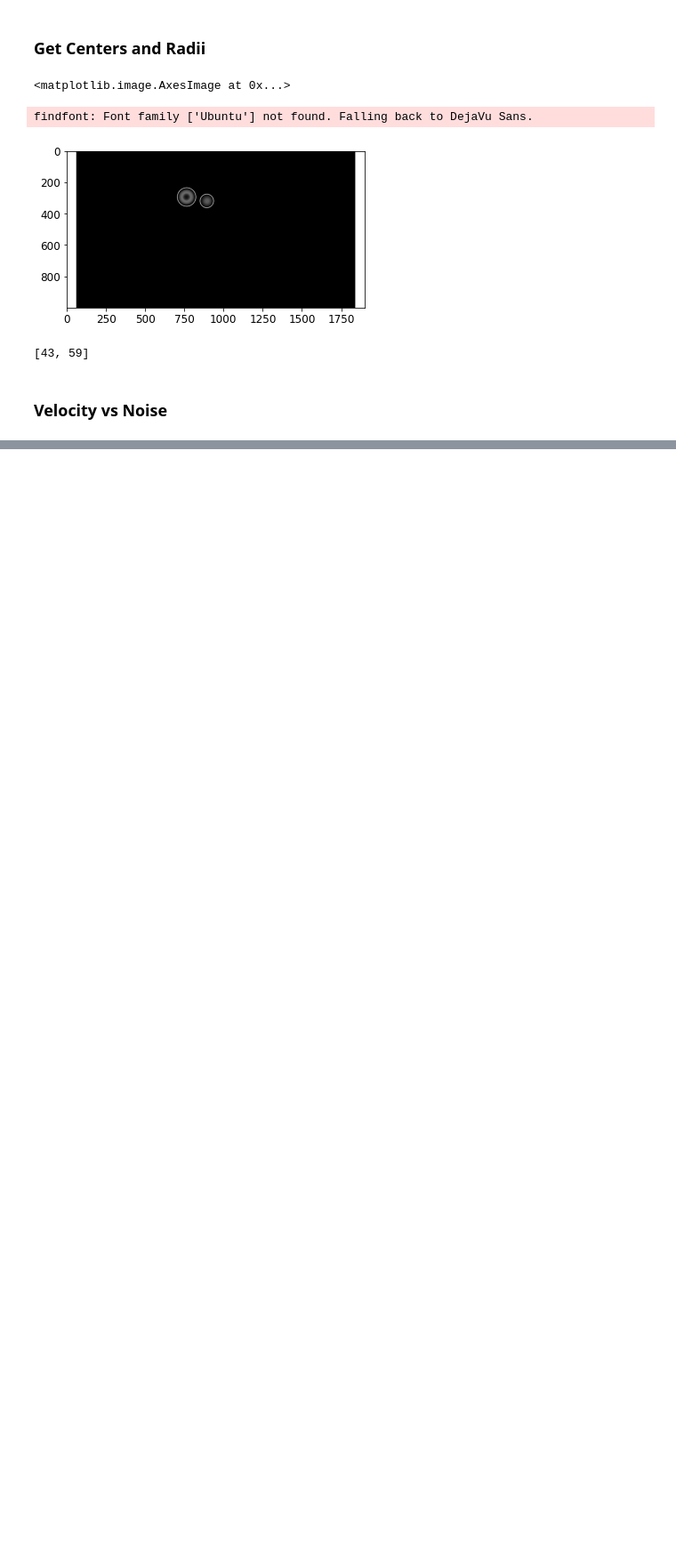
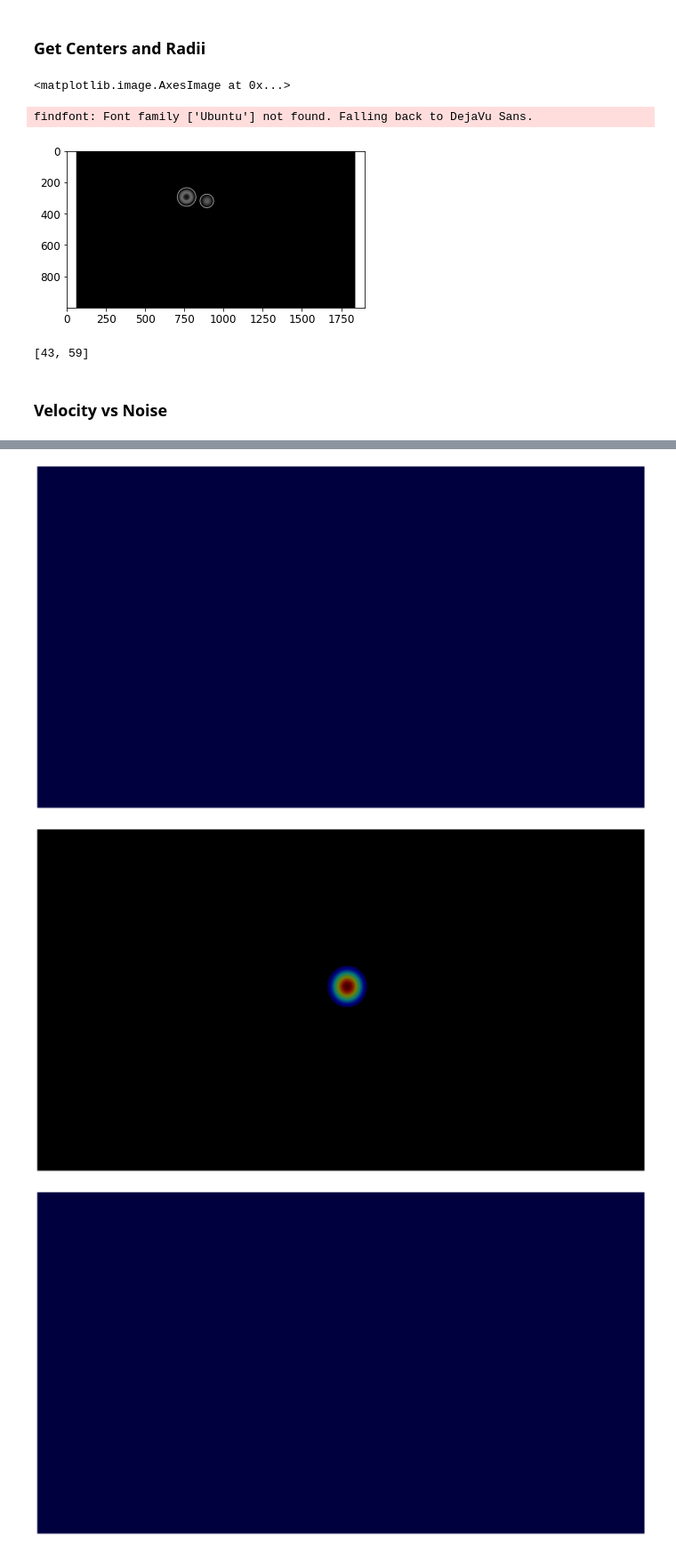
Before and after one commit to adithr/Eye-Tracking-Neural-Sys, a Jupyter notebook: Test Notebook.ipynb, the cells around one changed output, grey strips where cells are left out. Shown at 89% size. Drawn from its saved outputs; the diff is of its cells as text; code cells hidden in the pictures; blank space fills up the shorter version.

```diff
--- a/Test Notebook.ipynb
+++ b/Test Notebook.ipynb
@@ -80,0 +83,68 @@ findfont: Font family ['Ubuntu'] not found. Falling back to DejaVu Sans.
+# %%
+
+#participant details
+partic_id = 'G030' #participant id
+subject_id = 30   # id in number
+phase = 'stimulus'
+dataset_fname = 'dataset_0423.csv'
+data_properties =  load_dataset_properties(dataset_fname)
+dispsize = (1919,1079)
+# %%
+trials    = np.arange(0,16,1)
+games     = np.arange(1,17,1)
+
+x_cross_game,y_cross_game, center_x_game,center_y_game = [],[],[],[]
+for game_nr in games:
+    #initialize
+    x_cross_trial,y_cross_trial, center_x_trial,center_y_trial = [],[],[],[]
+    trial_success = []
+    radius_list   = []
+    #read stimulus data
+    data = read_data(partic_id,game_nr,phase='stimulus')
+
+
+    for trial_nr in (trials):
+        #get crosshair position
+        x_cross,y_cross = return_cross_pos(partic_id,game_nr,trial_nr)
+        if x_cross!=0:
+            ###get centroid
+
+            #fixations
+            fixations = np.array(data[trial_nr]['events']['Efix'])
+            fig_heatmap = draw_heatmap(fixations, dispsize)
+            #save heatmap
+            img_name_heatmap = 'img_1.png'
+            fig_heatmap.savefig(img_name_heatmap)
+
+            #feed heatmap to the function
+            #image_load = cv2.imread(img_name_heatmap,0)
+            center,radius,image_out = return_centroid_heatmap(img_name_heatmap)
+            #print(center)
+            if center.size!=0:
+                #print(center)
+                #print(center)
+
+                print(center)
+
+                if center.shape[0]>1:
+                    #print(center.shape)
+                    print(center)
+                    center = center.mean(axis=0) #CHANGE LATER!!!
+                    radius = radius.mean(axis=0)
+            else:
+                print(center)
+                center = [[[],[]]]
+
+            #print(center)
+
+            x_cross_trial.append(x_cross)
+            y_cross_trial.append(y_cross)
+            center_x_trial.append(center[0][0])
+            center_y_trial.append(center[0][1])
+            trial_success.append(trial_nr)
+                #radius_list.append(radius)
+    x_cross_game.append(np.mean(x_cross_trial))
+    y_cross_game.append(np.mean(y_cross_trial))
+    center_x_game.append(np.mean(center_x_trial))
+    center_y_game.append(np.mean(center_y_trial))
+# %% [output]
@@ -80,0 +168,3 @@ findfont: Font family ['Ubuntu'] not found. Falling back to DejaVu Sans.
+[figure, added]
+[figure, added]
+[figure, added]
```
Also changed, not shown: parts of 9 cells of this notebook, 5 other files.
